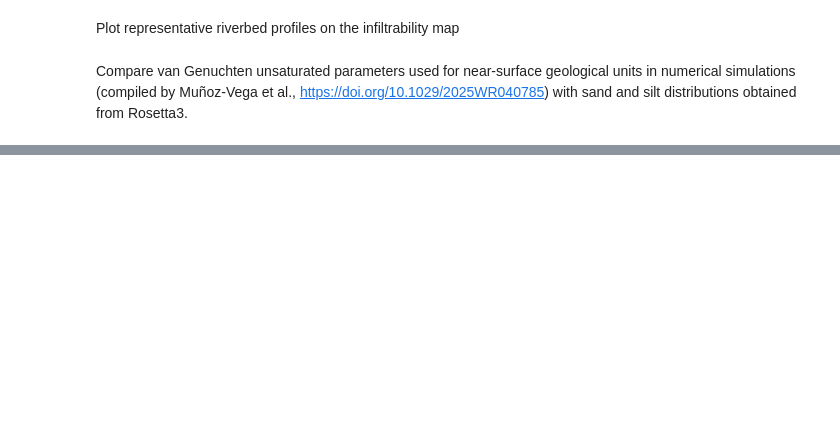
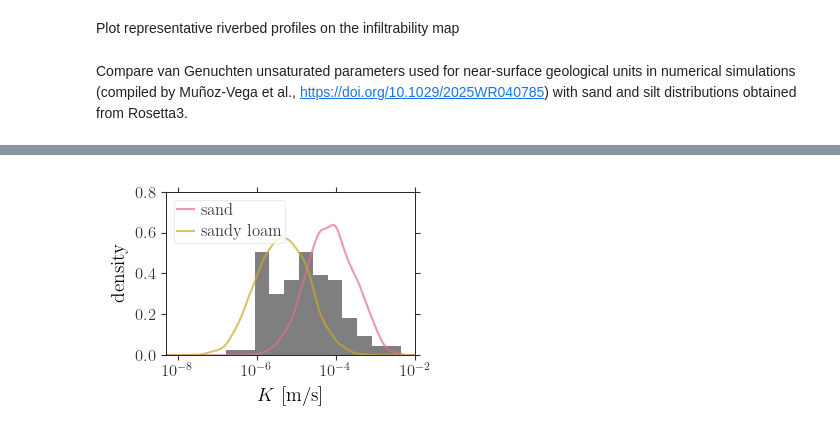
Before and after one commit to jpaccolat/seepage, a Jupyter notebook: exp0.ipynb, the cells around one changed output, grey strips where cells are left out. Saved outputs shown, nothing was run; the diff lists cells and outputs as text; code cells hidden in the pictures; blank space fills up the shorter version.

```diff
--- a/exp0.ipynb
+++ b/exp0.ipynb
@@ -86,3 +94,52 @@ plt.savefig(output_path / 'vG_parameter_dist.pdf')
+# %%
+fig, ax = plt.subplots(figsize=(3.5, 2.5))
+
+log_Kmin = -9
+log_Kmax = -2
+
+n = 300
+x = np.linspace(log_Kmin, log_Kmax, n)
+delta = (log_Kmax - log_Kmin) / n
+
+X = np.log10(sand['K'])
+kde = stats.gaussian_kde(X)
+y = kde(x) * X.shape[0]
+y /= (y.sum() * delta)
+ax.plot(10**x, y, lw=1.5, color='C1', alpha=0.7, label='sand')
+
+X = np.log10(sand_loam['K'])
+kde = stats.gaussian_kde(X)
+y = kde(x) * X.shape[0]
+y /= (y.sum() * delta)
+ax.plot(10**x, y, lw=1.5, color='C2', alpha=0.7, label='sandy loam')
+
+n_bins = 20
+logbins = np.logspace(log_Kmin, log_Kmax, n_bins)
+delta_bins = (log_Kmax - log_Kmin) / n_bins
+hist, bins = np.histogram(munoz_data['K'], bins=logbins)
+hist = hist / (len(munoz_data['K']) * delta_bins)
+ax.stairs(hist, bins, fill=True, color='k', alpha=0.5)
+
+
+ax.spines["top"].set_visible(True)
+ax.spines["right"].set_visible(True)
+ax.tick_params(top=True, right=True)
+ax.set(xscale='log', yscale='linear')
+ax.minorticks_off()
+
+ax.set_xlim(xmin=5e-9, xmax=1e-2)
+ax.set_ylim(ymin=0, ymax=0.8)
+ax.set_xticks([1e-8, 1e-6, 1e-4, 1e-2])
+ax.set_xlabel('$K$ [m/s]', labelpad=5)
+ax.set_ylabel('density', labelpad=5)
+
+plt.legend(loc='upper left', handlelength=1, handletextpad=0.4,
+           fontsize=12)
+
+plt.tight_layout()
+plt.savefig(output_path / 'K_distribution.pdf')
+# %% [output]
+[figure, added]
 # %% [markdown]
 Generate riverbed profiles:
 
```
Also changed, not shown: parts of 5 cells of this notebook, 2 other files.
